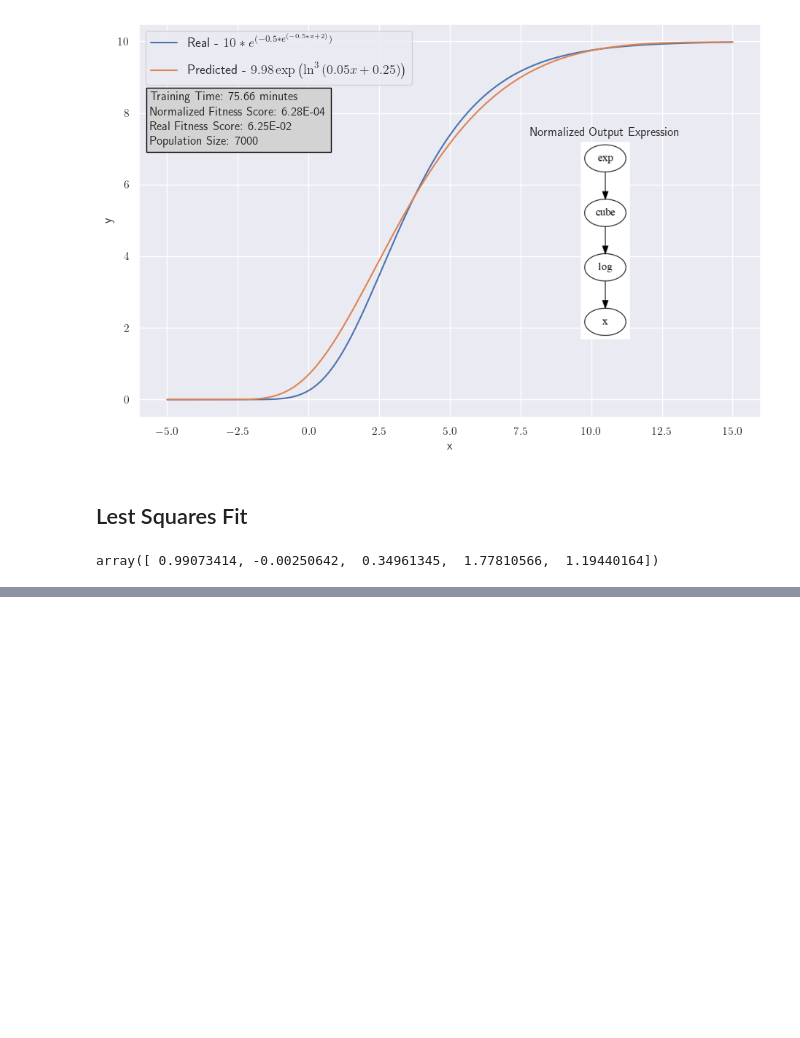
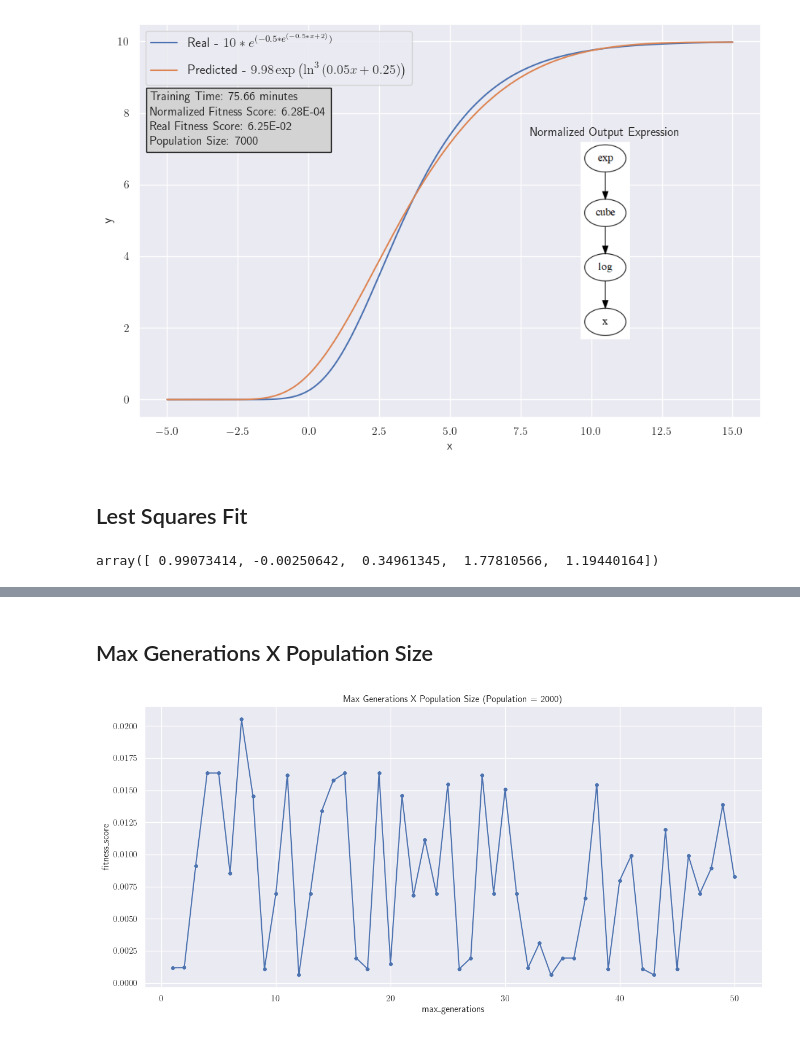
Before and after one commit to Guilherme-Ataliba/CSOWP-Symbolic-Regression, a Jupyter notebook: Analysis.ipynb, the cells around one changed output, grey strips where cells are left out. Drawn from its saved outputs; the diff is of its cells as text; code cells hidden in the pictures; blank space fills up the shorter version.

```diff
--- a/Analysis.ipynb
+++ b/Analysis.ipynb
@@ -797,0 +817,21 @@ plt.show()
+# %%
+path = "output_generations/"
+img_path = path + "trees/"
+data_path = path + "data/"
+
+data = pd.read_csv(path + cleaned_results)
+# %% [markdown]
+## Max Generations X Population Size
+# %%
+# fig, axs = plt.subplots(1, 2, figsize=(12, 6), constrained_layout=True)
+
+plt.figure(figsize=(12, 6))
+
+sns.lineplot(data, x=data.max_generations, y=data["fitness_score"])
+sns.scatterplot(data, x=data.max_generations, y=data["fitness_score"], s=30)
+
+plt.title("Max Generations X Population Size (Population = 2000)")
+plt.tight_layout()
+plt.show()
+# %% [output]
+[figure, added]
```
Also changed, not shown: parts of 34 cells of this notebook, 6 other files.
